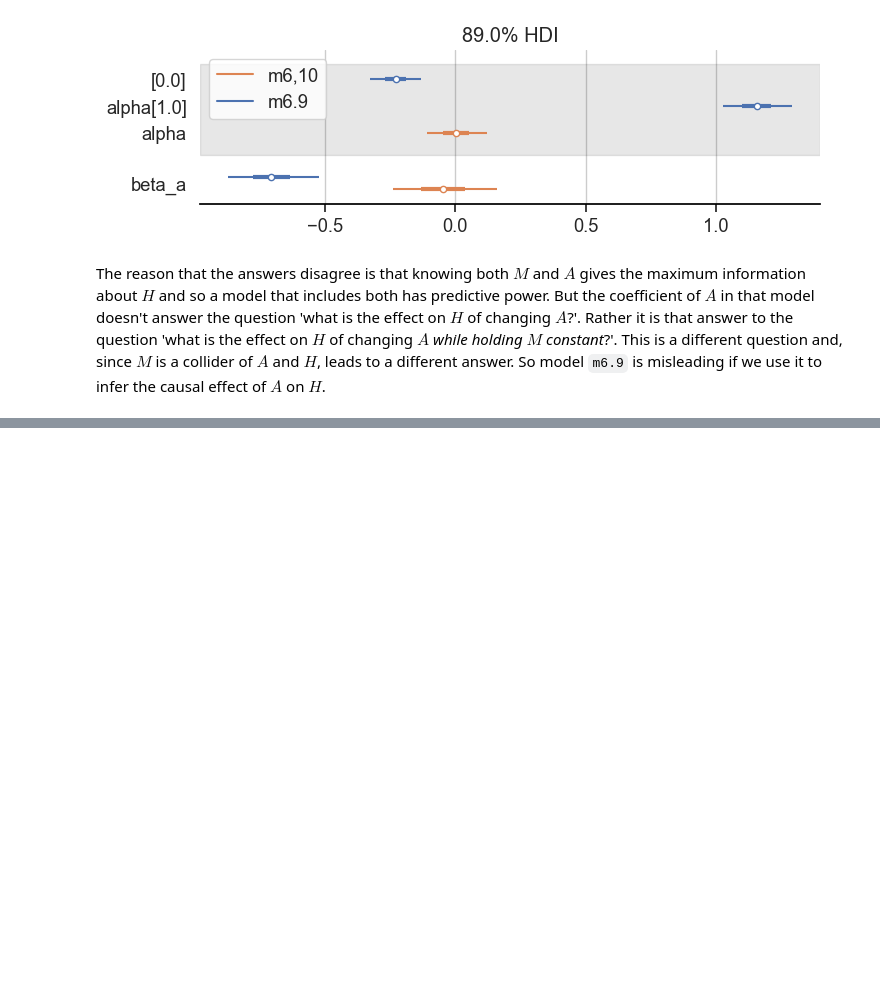
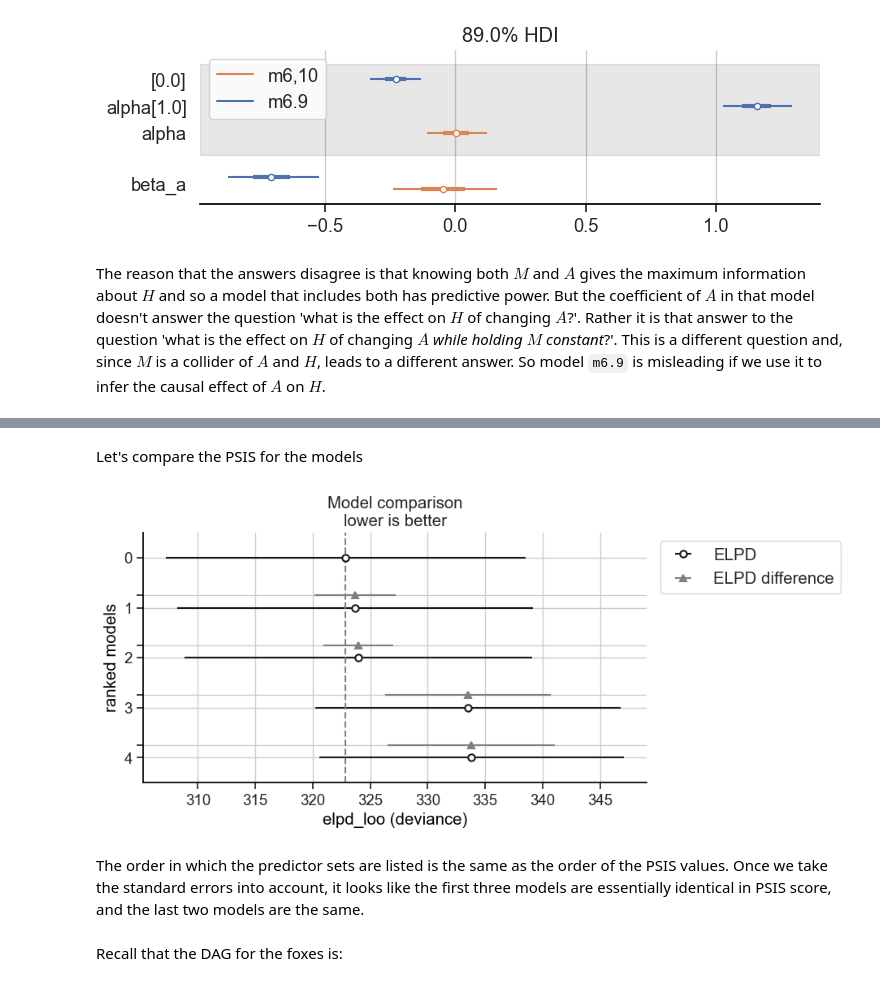
Before and after one commit to chris-leonard/statistical-rethinking, a Jupyter notebook: exercises/chapter_7.ipynb, the cells around one changed output, grey strips where cells are left out. Drawn from its saved outputs; the diff is of its cells as text; code cells hidden in the pictures; blank space fills up the shorter version.

```diff
--- a/exercises/chapter_7.ipynb
+++ b/exercises/chapter_7.ipynb
@@ -47,6 +49,7 @@ WAFFLE_DIVORCE_FILE = "waffle_divorce.csv"
 MILK_FILE = "milk.csv"
 LDS_FILE = "lds_by_state.csv"
 LAFFER_FILE = "Laffer.csv"
+FOXES_FILE = "foxes.csv"
 
 RANDOM_SEED = 42
 # %%
@@ -1394,0 +1472,15 @@ So model `m6.9` is misleading if we use it to infer the causal effect of $A$ on
+# %%
+predictor_sets = [
+    ["avgfood_norm", "groupsize_norm", "area_norm"],
+    ["avgfood_norm", "groupsize_norm"],
+    ["groupsize_norm", "area_norm"],
+    ["avgfood_norm"],
+    ["area_norm"],
+]
+fox_models = []
+fox_traces = []
+
+for predictors in predictor_sets:
+    model, trace = sample_fox_model(foxes, predictors, draws=5000)
+    fox_models.append(model)
+    fox_traces.append(trace)
@@ -1394,0 +1518,20 @@ So model `m6.9` is misleading if we use it to infer the causal effect of $A$ on
+# %% [markdown]
+Let's compare the PSIS for the models
+# %%
+comp_df = az.compare(
+    dict(enumerate(fox_traces)),
+    ic="loo",
+    seed=RANDOM_SEED,
+    scale="deviance",
+)
+az.plot_compare(
+    comp_df,
+    figsize=(8, 4)
+);
+# %% [output]
+[figure, added]
+# %% [markdown]
+The order in which the predictor sets are listed is the same as the order of the PSIS values.
+Once we take the standard errors into account, it looks like the first three models are essentially identical in PSIS score, and the last two models are the same.
+# %% [markdown]
+Recall that the DAG for the foxes is:
```
Also changed, not shown: parts of 12 cells of this notebook, 1 other file.
